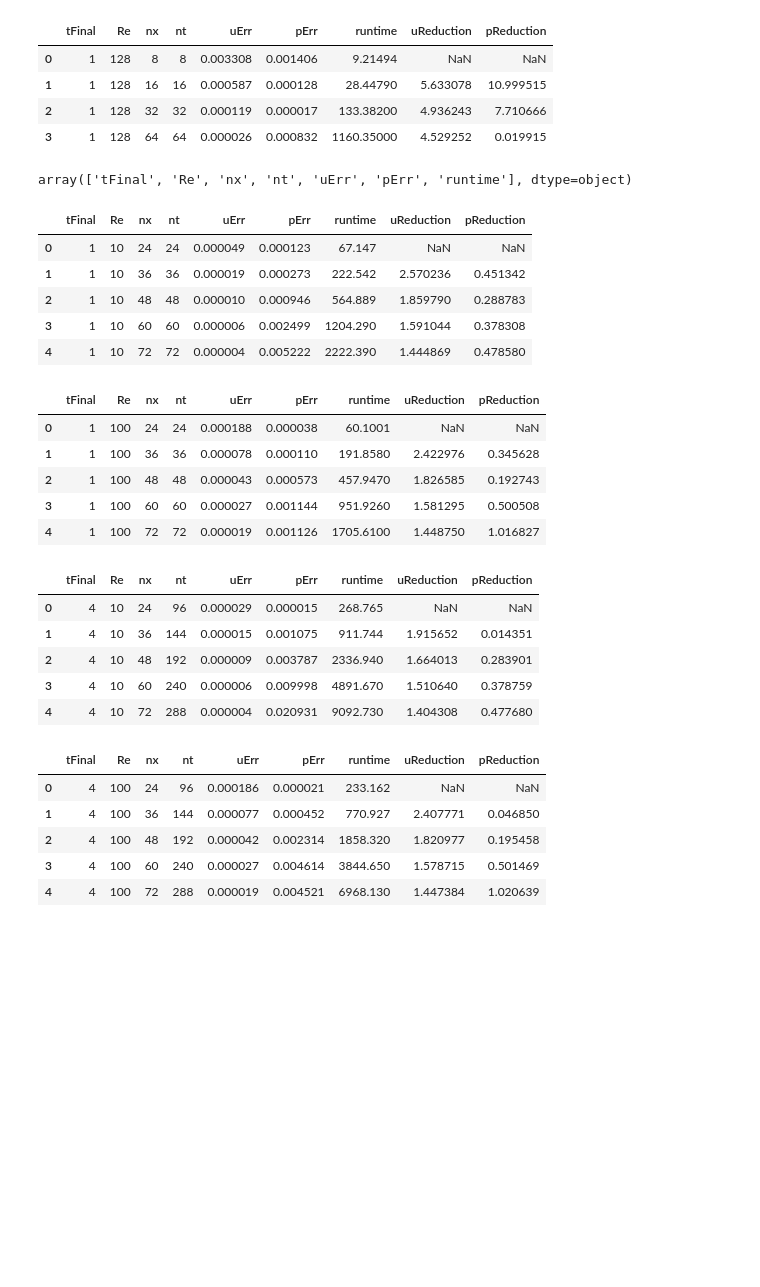
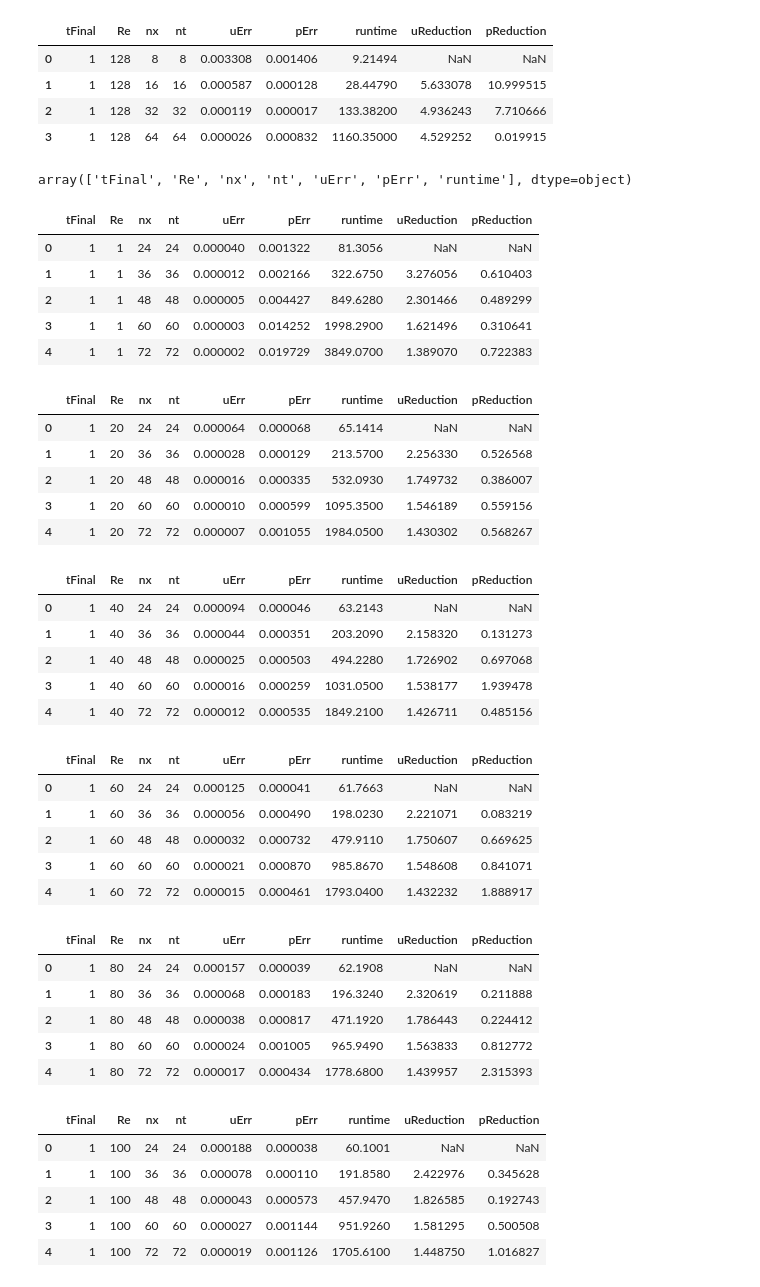
Before and after one commit to rushs777/MySundance, a Jupyter notebook: MMS_Transient_Channel/ForwardProblem/errorReduction.ipynb, the cells around one changed output. Cells and saved outputs as stored; diff of their text form; code cells hidden in the pictures; blank space fills up the shorter version.

```diff
--- a/MMS_Transient_Channel/ForwardProblem/errorReduction.ipynb
+++ b/MMS_Transient_Channel/ForwardProblem/errorReduction.ipynb
@@ -112,32 +112,44 @@ def analyze_results(log_file,output_file):
     writer.close()
 # %%
 # This go was for Re={10,100}, nx=24,36,48,60,72, tFinal=1,4
-log_file = 'log_pd_readable_tFinal1_4_Re_10_100.txt'
-output = 'compiled_test.xlsx'
+log_file = 'Log_Files/log_Re{1,20,40,60,80,100}_nxnt{24,36,48,60,72}_short.txt'
+output = 'compiled_FP_sensor_compare.xlsx'
 analyze_results(log_file=log_file,output_file=output)
 # %% [output]
 array(['tFinal', 'Re', 'nx', 'nt', 'uErr', 'pErr', 'runtime'], dtype=object)
 |  | tFinal | Re | nx | nt | uErr | pErr | runtime | uReduction | pReduction |
-| 0 | 1 | 10 | 24 | 24 | 0.000049 | 0.000123 | 67.147 | NaN | NaN |
-| 1 | 1 | 10 | 36 | 36 | 0.000019 | 0.000273 | 222.542 | 2.570236 | 0.451342 |
-| 2 | 1 | 10 | 48 | 48 | 0.000010 | 0.000946 | 564.889 | 1.859790 | 0.288783 |
-| 3 | 1 | 10 | 60 | 60 | 0.000006 | 0.002499 | 1204.290 | 1.591044 | 0.378308 |
-| 4 | 1 | 10 | 72 | 72 | 0.000004 | 0.005222 | 2222.390 | 1.444869 | 0.478580 |
+| 0 | 1 | 1 | 24 | 24 | 0.000040 | 0.001322 | 81.3056 | NaN | NaN |
+| 1 | 1 | 1 | 36 | 36 | 0.000012 | 0.002166 | 322.6750 | 3.276056 | 0.610403 |
+| 2 | 1 | 1 | 48 | 48 | 0.000005 | 0.004427 | 849.6280 | 2.301466 | 0.489299 |
+| 3 | 1 | 1 | 60 | 60 | 0.000003 | 0.014252 | 1998.2900 | 1.621496 | 0.310641 |
+| 4 | 1 | 1 | 72 | 72 | 0.000002 | 0.019729 | 3849.0700 | 1.389070 | 0.722383 |
 |  | tFinal | Re | nx | nt | uErr | pErr | runtime | uReduction | pReduction |
-| 0 | 1 | 100 | 24 | 24 | 0.000188 | 0.000038 | 60.1001 | NaN | NaN |
-| 1 | 1 | 100 | 36 | 36 | 0.000078 | 0.000110 | 191.8580 | 2.422976 | 0.345628 |
-| 2 | 1 | 100 | 48 | 48 | 0.000043 | 0.000573 | 457.9470 | 1.826585 | 0.192743 |
-| 3 | 1 | 100 | 60 | 60 | 0.000027 | 0.001144 | 951.9260 | 1.581295 | 0.500508 |
-| 4 | 1 | 100 | 72 | 72 | 0.000019 | 0.001126 | 1705.6100 | 1.448750 | 1.016827 |
+| 0 | 1 | 20 | 24 | 24 | 0.000064 | 0.000068 | 65.1414 | NaN | NaN |
+| 1 | 1 | 20 | 36 | 36 | 0.000028 | 0.000129 | 213.5700 | 2.256330 | 0.526568 |
+| 2 | 1 | 20 | 48 | 48 | 0.000016 | 0.000335 | 532.0930 | 1.749732 | 0.386007 |
+| 3 | 1 | 20 | 60 | 60 | 0.000010 | 0.000599 | 1095.3500 | 1.546189 | 0.559156 |
+| 4 | 1 | 20 | 72 | 72 | 0.000007 | 0.001055 | 1984.0500 | 1.430302 | 0.568267 |
 |  | tFinal | Re | nx | nt | uErr | pErr | runtime | uReduction | pReduction |
-| 0 | 4 | 10 | 24 | 96 | 0.000029 | 0.000015 | 268.765 | NaN | NaN |
-| 1 | 4 | 10 | 36 | 144 | 0.000015 | 0.001075 | 911.744 | 1.915652 | 0.014351 |
-| 2 | 4 | 10 | 48 | 192 | 0.000009 | 0.003787 | 2336.940 | 1.664013 | 0.283901 |
-| 3 | 4 | 10 | 60 | 240 | 0.000006 | 0.009998 | 4891.670 | 1.510640 | 0.378759 |
-| 4 | 4 | 10 | 72 | 288 | 0.000004 | 0.020931 | 9092.730 | 1.404308 | 0.477680 |
+| 0 | 1 | 40 | 24 | 24 | 0.000094 | 0.000046 | 63.2143 | NaN | NaN |
+| 1 | 1 | 40 | 36 | 36 | 0.000044 | 0.000351 | 203.2090 | 2.158320 | 0.131273 |
+| 2 | 1 | 40 | 48 | 48 | 0.000025 | 0.000503 | 494.2280 | 1.726902 | 0.697068 |
+| 3 | 1 | 40 | 60 | 60 | 0.000016 | 0.000259 | 1031.0500 | 1.538177 | 1.939478 |
+| 4 | 1 | 40 | 72 | 72 | 0.000012 | 0.000535 | 1849.2100 | 1.426711 | 0.485156 |
 |  | tFinal | Re | nx | nt | uErr | pErr | runtime | uReduction | pReduction |
-| 0 | 4 | 100 | 24 | 96 | 0.000186 | 0.000021 | 233.162 | NaN | NaN |
-| 1 | 4 | 100 | 36 | 144 | 0.000077 | 0.000452 | 770.927 | 2.407771 | 0.046850 |
-| 2 | 4 | 100 | 48 | 192 | 0.000042 | 0.002314 | 1858.320 | 1.820977 | 0.195458 |
-| 3 | 4 | 100 | 60 | 240 | 0.000027 | 0.004614 | 3844.650 | 1.578715 | 0.501469 |
-| 4 | 4 | 100 | 72 | 288 | 0.000019 | 0.004521 | 6968.130 | 1.447384 | 1.020639 |
+| 0 | 1 | 60 | 24 | 24 | 0.000125 | 0.000041 | 61.7663 | NaN | NaN |
+| 1 | 1 | 60 | 36 | 36 | 0.000056 | 0.000490 | 198.0230 | 2.221071 | 0.083219 |
+| 2 | 1 | 60 | 48 | 48 | 0.000032 | 0.000732 | 479.9110 | 1.750607 | 0.669625 |
+| 3 | 1 | 60 | 60 | 60 | 0.000021 | 0.000870 | 985.8670 | 1.548608 | 0.841071 |
+| 4 | 1 | 60 | 72 | 72 | 0.000015 | 0.000461 | 1793.0400 | 1.432232 | 1.888917 |
+|  | tFinal | Re | nx | nt | uErr | pErr | runtime | uReduction | pReduction |
+| 0 | 1 | 80 | 24 | 24 | 0.000157 | 0.000039 | 62.1908 | NaN | NaN |
+| 1 | 1 | 80 | 36 | 36 | 0.000068 | 0.000183 | 196.3240 | 2.320619 | 0.211888 |
+| 2 | 1 | 80 | 48 | 48 | 0.000038 | 0.000817 | 471.1920 | 1.786443 | 0.224412 |
+| 3 | 1 | 80 | 60 | 60 | 0.000024 | 0.001005 | 965.9490 | 1.563833 | 0.812772 |
+| 4 | 1 | 80 | 72 | 72 | 0.000017 | 0.000434 | 1778.6800 | 1.439957 | 2.315393 |
+|  | tFinal | Re | nx | nt | uErr | pErr | runtime | uReduction | pReduction |
+| 0 | 1 | 100 | 24 | 24 | 0.000188 | 0.000038 | 60.1001 | NaN | NaN |
+| 1 | 1 | 100 | 36 | 36 | 0.000078 | 0.000110 | 191.8580 | 2.422976 | 0.345628 |
+| 2 | 1 | 100 | 48 | 48 | 0.000043 | 0.000573 | 457.9470 | 1.826585 | 0.192743 |
+| 3 | 1 | 100 | 60 | 60 | 0.000027 | 0.001144 | 951.9260 | 1.581295 | 0.500508 |
+| 4 | 1 | 100 | 72 | 72 | 0.000019 | 0.001126 | 1705.6100 | 1.448750 | 1.016827 |
```
Also changed, not shown: 2 other files.
